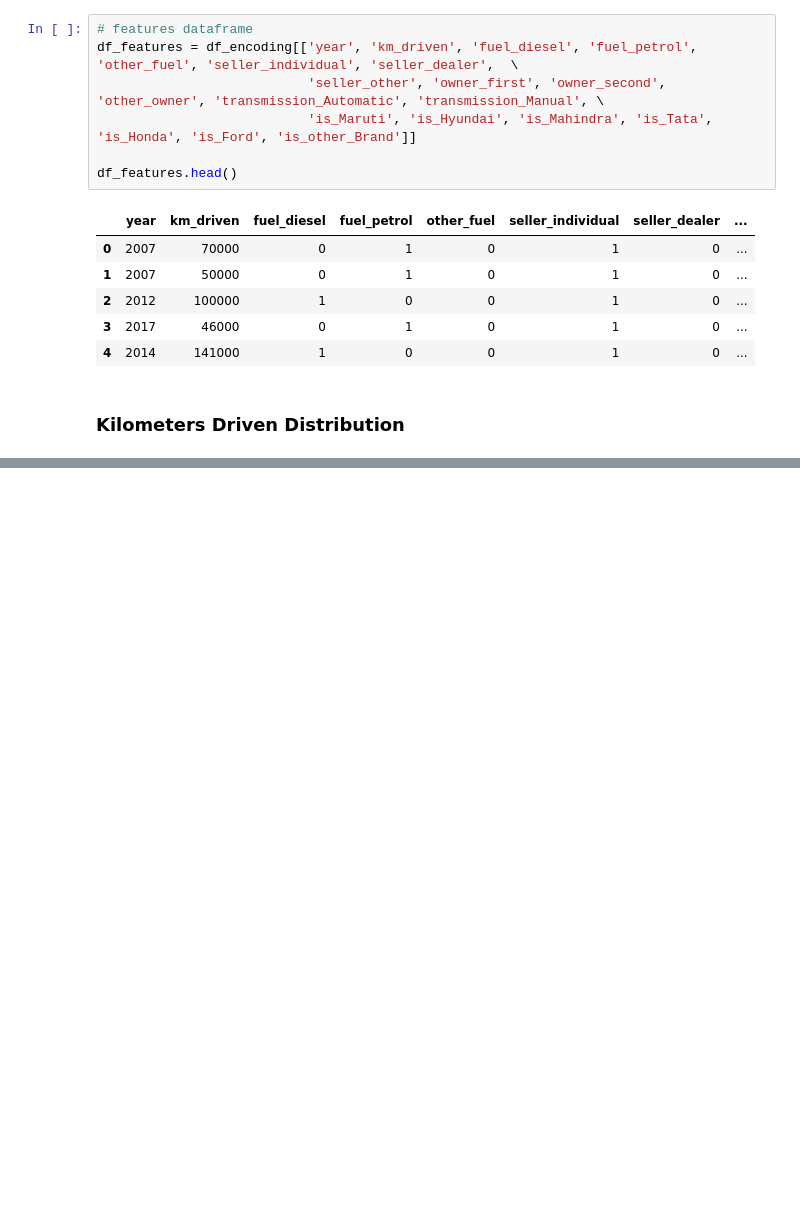
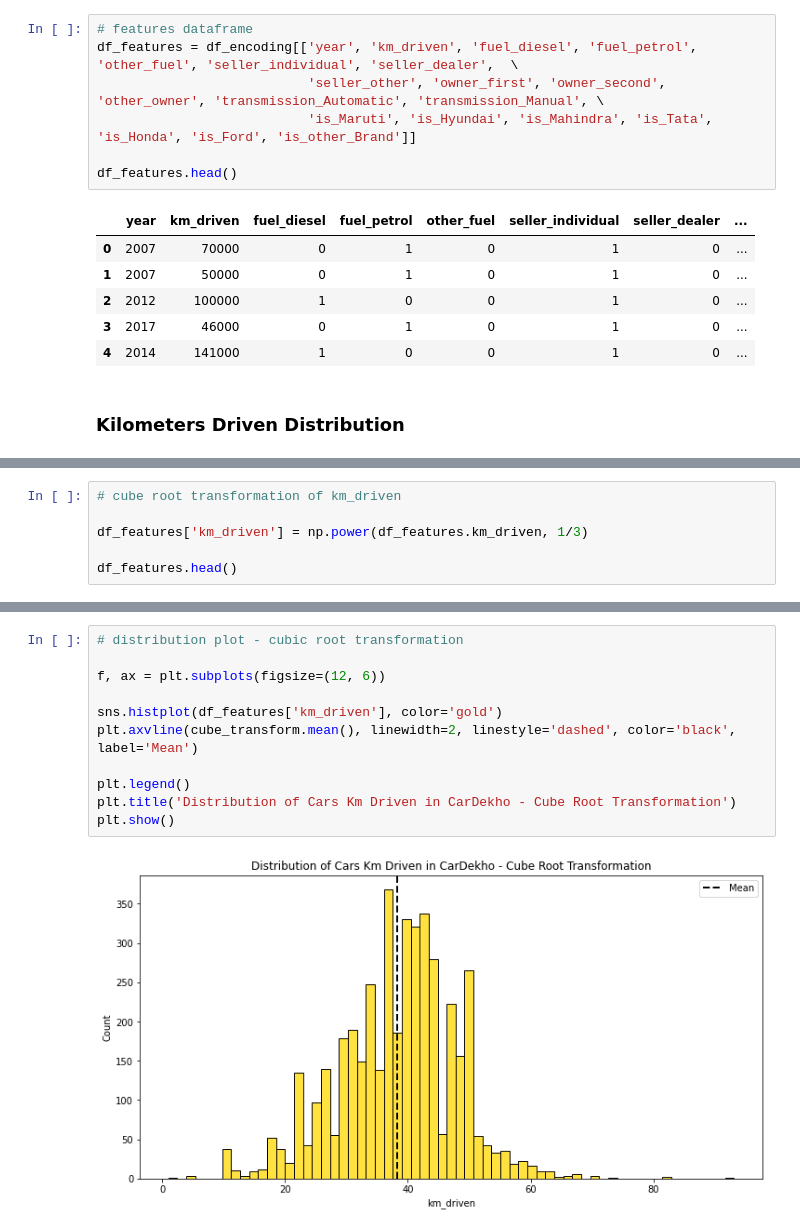
Before and after one commit to princeKike27/Car-Dekho-Dealership, a Jupyter notebook: CarDekhoDealership.ipynb, the cells around one changed output, grey strips where cells are left out. Drawn from its saved outputs; the diff is of its cells as text; blank space fills up the shorter version.

```diff
--- a/CarDekhoDealership.ipynb
+++ b/CarDekhoDealership.ipynb
@@ -473,0 +479,6 @@ The distribution for km_driven is highly skewed to the right
+# %%
+# cube root transformation of km_driven
+
+df_features['km_driven'] = np.power(df_features.km_driven, 1/3)
+
+df_features.head()
@@ -473,0 +499,13 @@ The distribution for km_driven is highly skewed to the right
+# %%
+# distribution plot - cubic root transformation
+
+f, ax = plt.subplots(figsize=(12, 6))
+
+sns.histplot(df_features['km_driven'], color='gold')
+plt.axvline(cube_transform.mean(), linewidth=2, linestyle='dashed', color='black', label='Mean')
+
+plt.legend()
+plt.title('Distribution of Cars Km Driven in CarDekho - Cube Root Transformation')
+plt.show()
+# %% [output]
+[figure, added]
```
Also changed, not shown: parts of 16 cells of this notebook.
